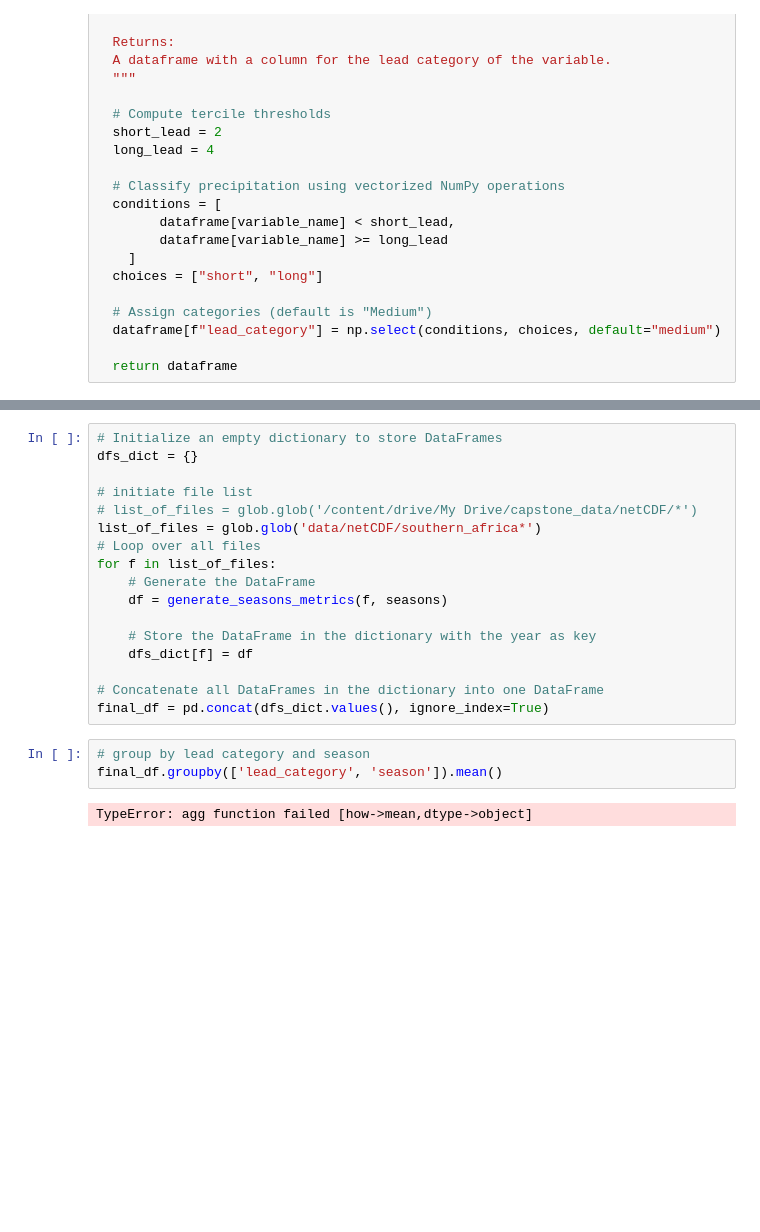
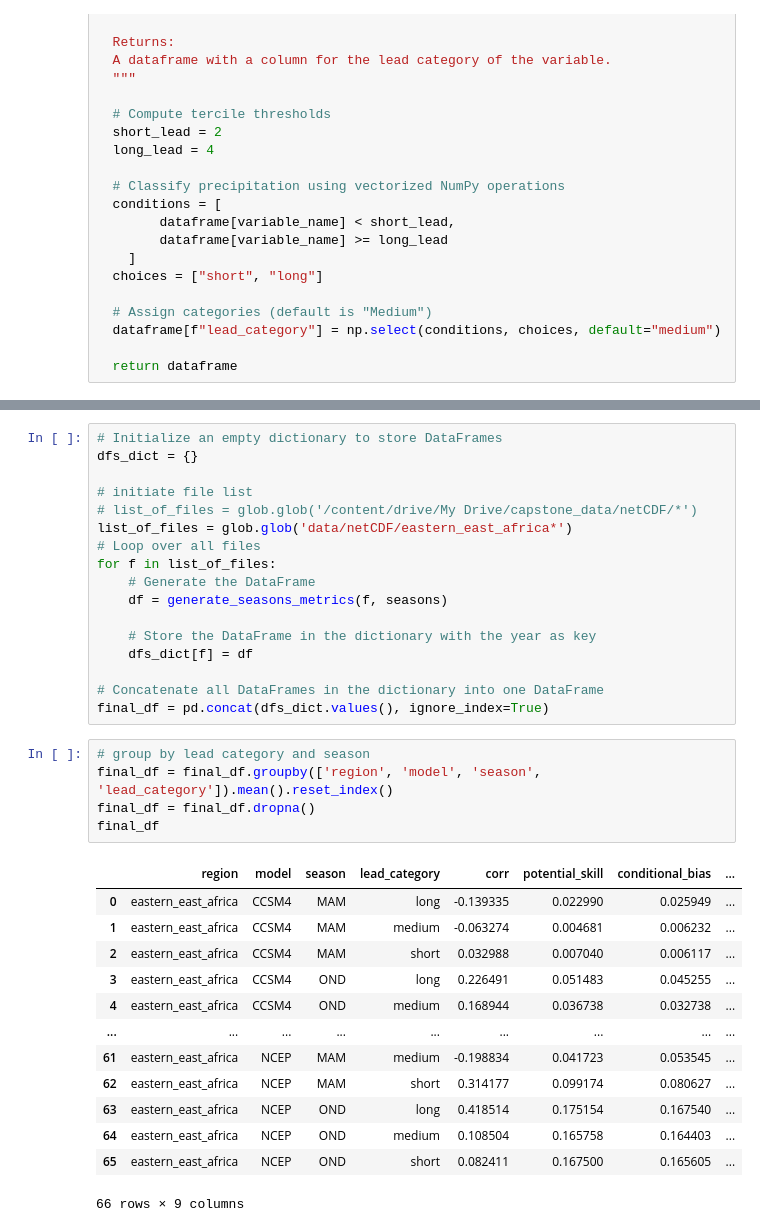
Before and after one commit to yatli24/CHC, a Jupyter notebook: Jupyter notebooks/lead_category.ipynb, the cells around one changed output, grey strips where cells are left out. Saved outputs shown, nothing was run; the diff lists cells and outputs as text; blank space fills up the shorter version.

```diff
--- a/Jupyter notebooks/lead_category.ipynb
+++ b/Jupyter notebooks/lead_category.ipynb
@@ -138,7 +143,7 @@ dfs_dict = {}
 
 # initiate file list
 # list_of_files = glob.glob('/content/drive/My Drive/capstone_data/netCDF/*')
-list_of_files = glob.glob('data/netCDF/southern_africa*')
+list_of_files = glob.glob('data/netCDF/eastern_east_africa*')
 # Loop over all files
 for f in list_of_files:
     # Generate the DataFrame
@@ -151,9 +156,23 @@ for f in list_of_files:
 final_df = pd.concat(dfs_dict.values(), ignore_index=True)
 # %%
 # group by lead category and season
-final_df.groupby(['lead_category', 'season']).mean()
+final_df = final_df.groupby(['region', 'model', 'season', 'lead_category']).mean().reset_index()
+final_df = final_df.dropna()
+final_df
 # %% [output]
+|  | region | model | season | lead_category | corr | potential_skill | conditional_bias | ... |
+| 0 | eastern_east_africa | CCSM4 | MAM | long | -0.139335 | 0.022990 | 0.025949 | ... |
+| 1 | eastern_east_africa | CCSM4 | MAM | medium | -0.063274 | 0.004681 | 0.006232 | ... |
+| 2 | eastern_east_africa | CCSM4 | MAM | short | 0.032988 | 0.007040 | 0.006117 | ... |
+| 3 | eastern_east_africa | CCSM4 | OND | long | 0.226491 | 0.051483 | 0.045255 | ... |
+| 4 | eastern_east_africa | CCSM4 | OND | medium | 0.168944 | 0.036738 | 0.032738 | ... |
+| ... | ... | ... | ... | ... | ... | ... | ... | ... |
+| 61 | eastern_east_africa | NCEP | MAM | medium | -0.198834 | 0.041723 | 0.053545 | ... |
+| 62 | eastern_east_africa | NCEP | MAM | short | 0.314177 | 0.099174 | 0.080627 | ... |
+| 63 | eastern_east_africa | NCEP | OND | long | 0.418514 | 0.175154 | 0.167540 | ... |
+| 64 | eastern_east_africa | NCEP | OND | medium | 0.108504 | 0.165758 | 0.164403 | ... |
+| 65 | eastern_east_africa | NCEP | OND | short | 0.082411 | 0.167500 | 0.165605 | ... |
-TypeError: agg function failed [how->mean,dtype->object]
+66 rows × 9 columns
 # %%
 def draw_heatmap(*args, **kwargs):
     data = kwargs.pop('data')
```
Also changed, not shown: parts of 2 cells of this notebook.
